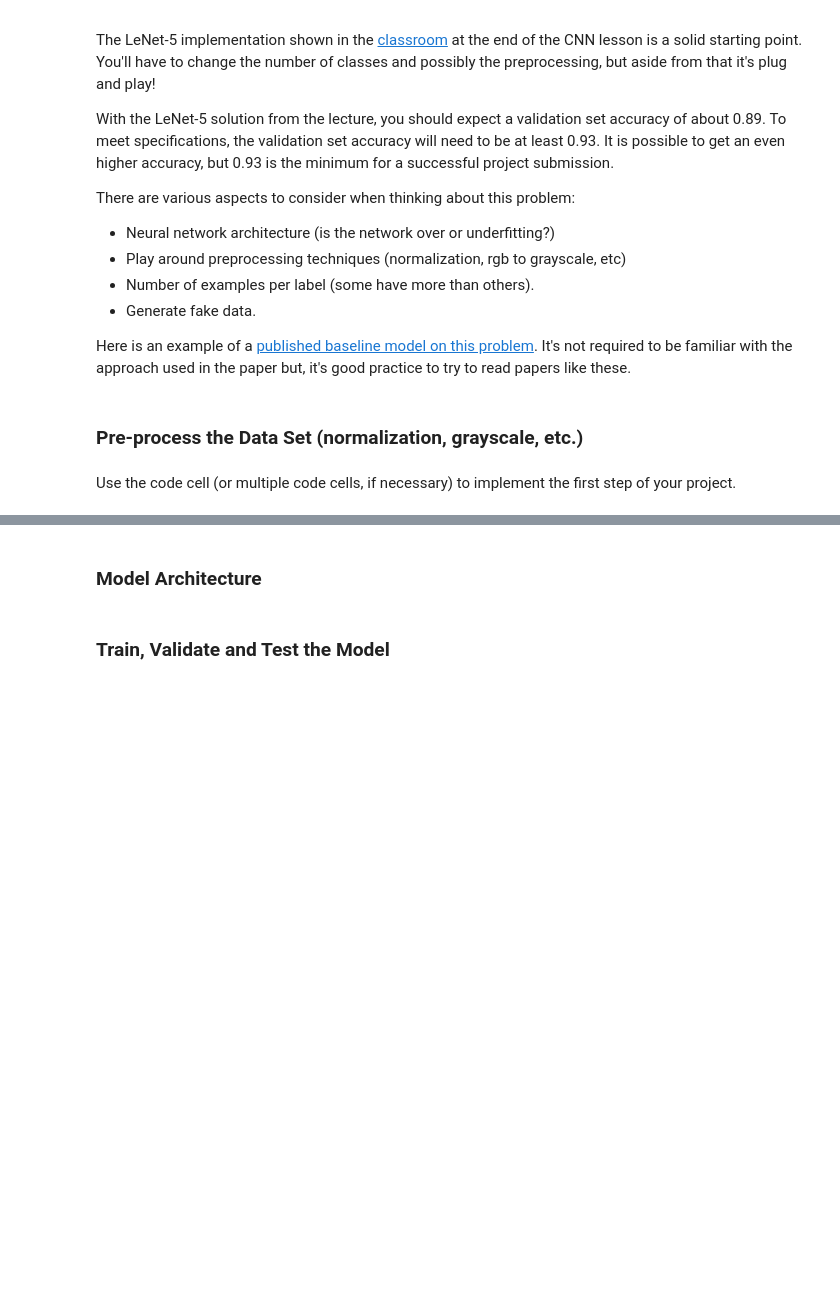
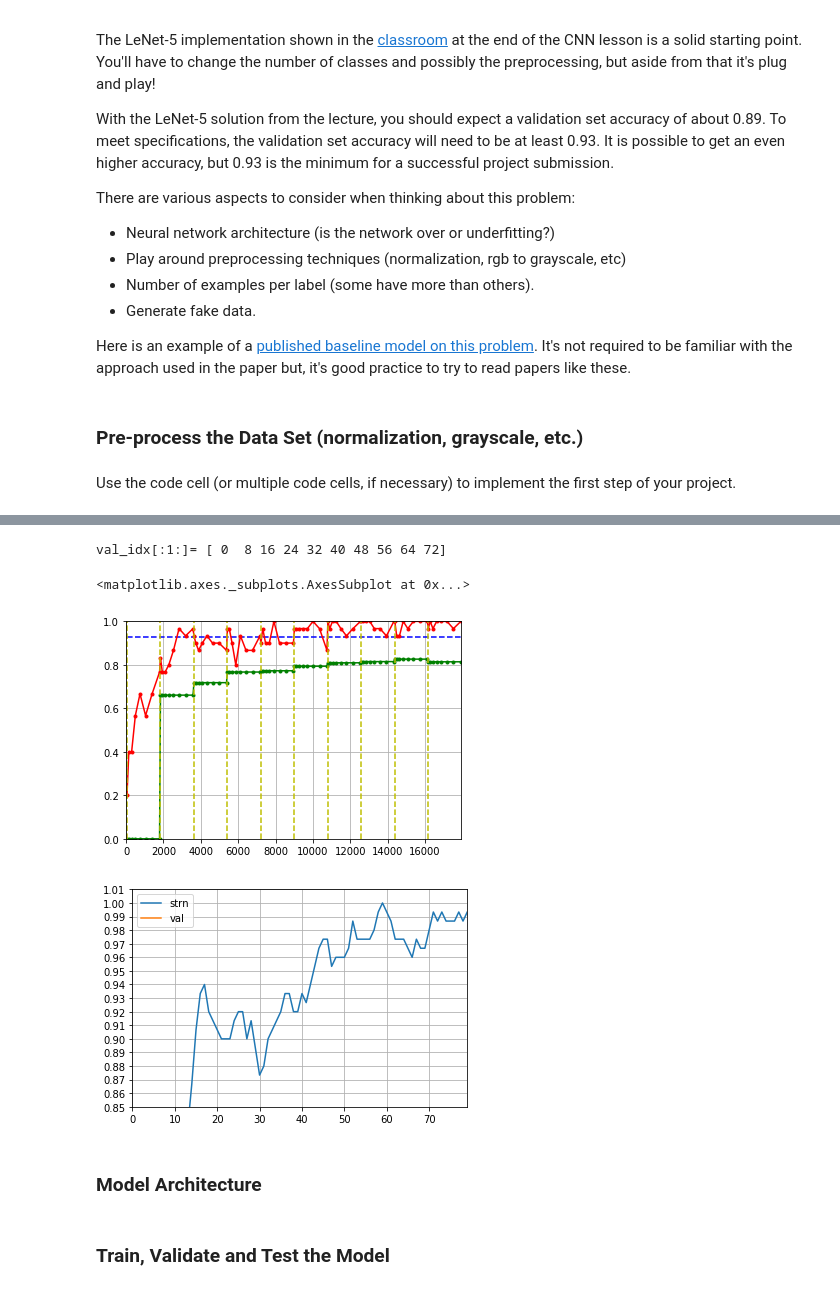
Before and after one commit to jabeerahmed/CarND-LeNet-Lab, a Jupyter notebook: Traffic_Sign_Classifier.ipynb, the cells around one changed output, grey strips where cells are left out. Drawn from its saved outputs; the diff is of its cells as text; code cells hidden in the pictures; blank space fills up the shorter version.

```diff
--- a/Traffic_Sign_Classifier.ipynb
+++ b/Traffic_Sign_Classifier.ipynb
@@ -313,3 +334,14 @@ elapsed time: 45.910 mins
+# %%
+# renderPlot(stats, epochs2plot=20)
+# plotStatsData(sdb)
+sdb['strn'] = strn=sdb.trn.rolling(5).median()
+sdb.plot(y=['strn','val'], yticks=np.arange(0.7, 1.1,0.01), grid=True, ylim=(0.85, 1.01))
+# sdb.plot(y=['val'], yticks=np.arange(0.7, 1.1,0.01), grid=True, ylim=(0.85, 1.01))
+# %% [output]
+val_idx[:1:]= [ 0  8 16 24 32 40 48 56 64 72]
+<matplotlib.axes._subplots.AxesSubplot at 0x...>
+[figure, added]
+[figure, added]
 # %% [markdown]
 ### Model Architecture
 # %%
```
Also changed, not shown: parts of 4 cells of this notebook, 1 other file.
